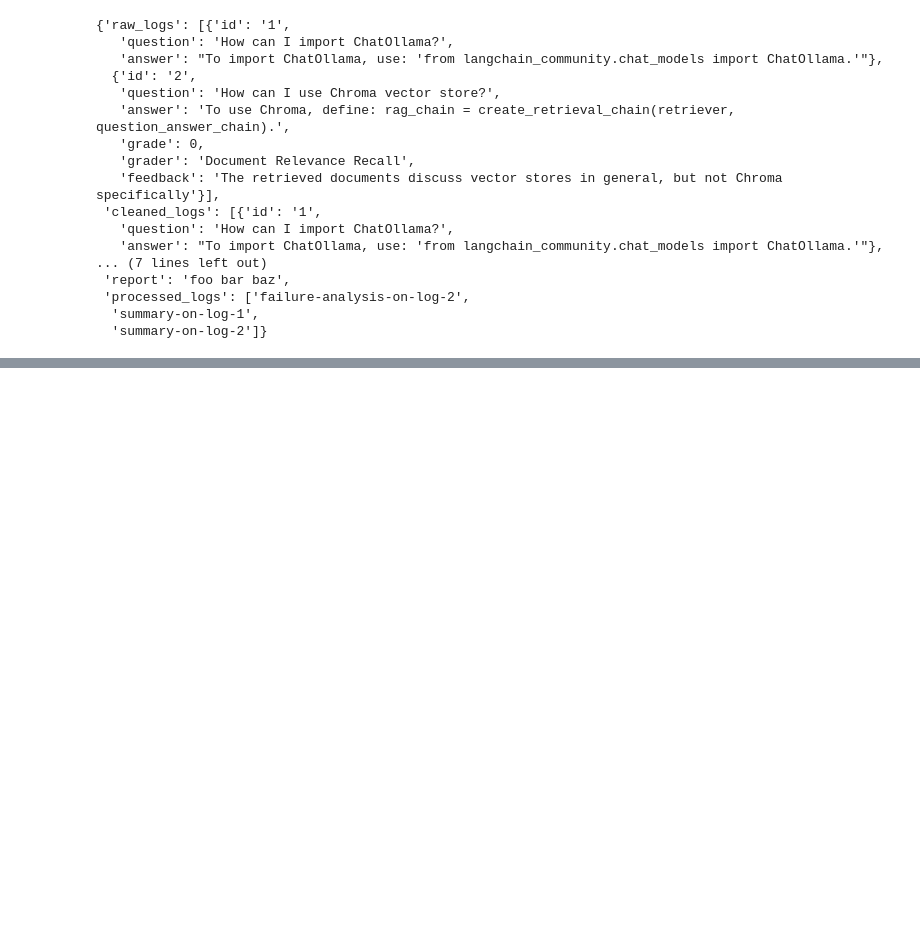
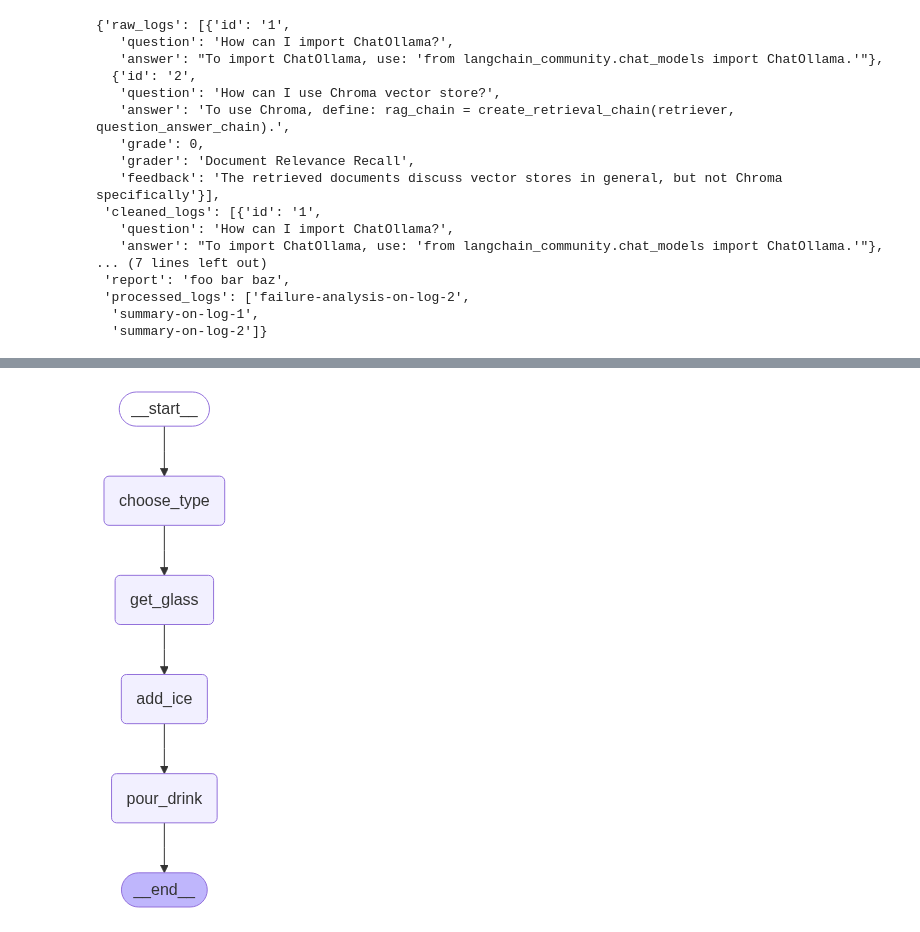
Before and after one commit to Raahul-G/AI-Agent-Langchain, a Jupyter notebook: Module_4.ipynb, the cells around one changed output, grey strips where cells are left out. Saved outputs shown, nothing was run; the diff lists cells and outputs as text; code cells hidden in the pictures; blank space fills up the shorter version.

```diff
--- a/Module_4.ipynb
+++ b/Module_4.ipynb
@@ -533,0 +581,38 @@ graph.invoke({"raw_logs": raw_logs})
+# %%
+# SG-COLD
+class ColdDrinkState(TypedDict):
+    drink_red: str
+    ColdDrink_Steps: List[str]
+
+def cold_step_1_choose(state: ColdDrinkState) -> dict:
+    print("  [Cold SG] Node: Choosing type...")
+    return {"ColdDrink_Steps": state.get("ColdDrink_Steps", []) + ["1. Choose the type of cold drink (juice, soda, water)."]}
+
+def cold_step_2_glass(state: ColdDrinkState) -> dict:
+    print("  [Cold SG] Node: Getting glass...")
+    return {"ColdDrink_Steps": state.get("ColdDrink_Steps", []) + ["2. Get a glass."]}
+
+def cold_step_3_ice(state: ColdDrinkState) -> dict:
+    print("  [Cold SG] Node: Adding ice...")
+    return {"ColdDrink_Steps": state.get("ColdDrink_Steps", []) + ["3. Add ice (optional)."]}
+
+def cold_step_4_pour(state: ColdDrinkState) -> dict:
+    print("  [Cold SG] Node: Pouring...")
+    return {"ColdDrink_Steps": state.get("ColdDrink_Steps", []) + ["4. Pour the drink into the glass."]}
+
+cold_builder = StateGraph(ColdDrinkState)
+cold_builder.add_node("choose_type", cold_step_1_choose)
+cold_builder.add_node("get_glass", cold_step_2_glass)
+cold_builder.add_node("add_ice", cold_step_3_ice)
+cold_builder.add_node("pour_drink", cold_step_4_pour)
+
+cold_builder.add_edge(START, "choose_type")
+cold_builder.add_edge("choose_type", "get_glass")
+cold_builder.add_edge("get_glass", "add_ice")
+cold_builder.add_edge("add_ice", "pour_drink")
+cold_builder.add_edge("pour_drink", END)
+
+compiled_cold_graph  = cold_builder.compile()
+display(Image(compiled_cold_graph.get_graph().draw_mermaid_png()))
+# %% [output]
+[figure, added]
```
Also changed, not shown: parts of 12 cells of this notebook.
